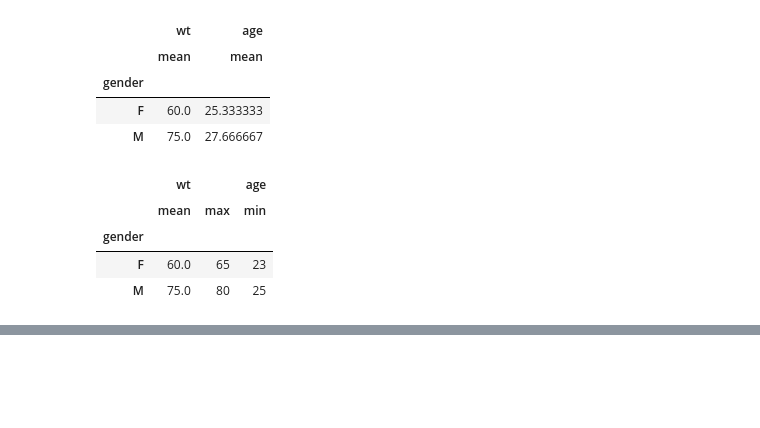
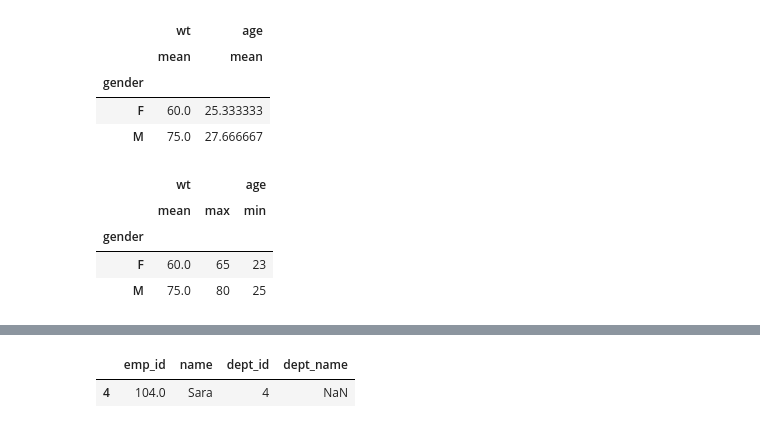
Before and after one commit to Chekuru-Ravi/hello-world, a Jupyter notebook: 2_DataFrames.ipynb, the cells around one changed output, grey strips where cells are left out. Saved outputs shown, nothing was run; the diff lists cells and outputs as text; code cells hidden in the pictures; blank space fills up the shorter version.

```diff
--- a/2_DataFrames.ipynb
+++ b/2_DataFrames.ipynb
@@ -270,0 +313,6 @@ df.groupby('gender')[['wt', 'age']].agg({'wt': ['mean', 'max'], 'age': ['min']})
+# %%
+merged_df = pd.merge(employees, departments, on='dept_id', how='outer')
+merged_df[merged_df['dept_name'].isna()]
+# %% [output]
+|  | emp_id | name | dept_id | dept_name |
+| 4 | 104.0 | Sara | 4 | NaN |
```
Also changed, not shown: parts of 6 cells of this notebook.
